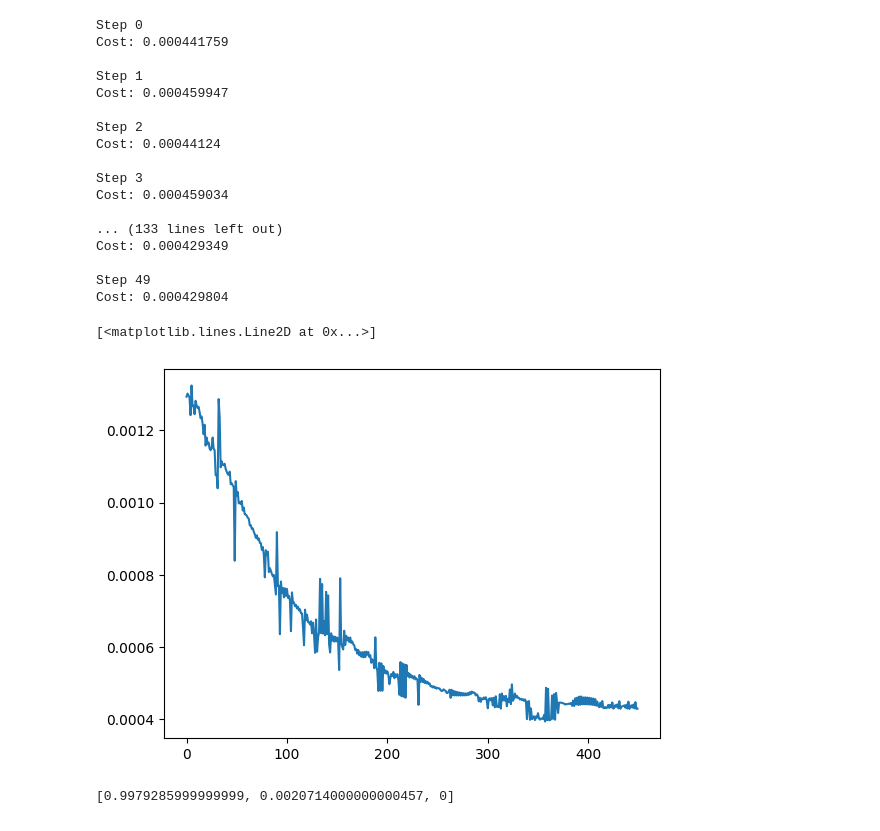
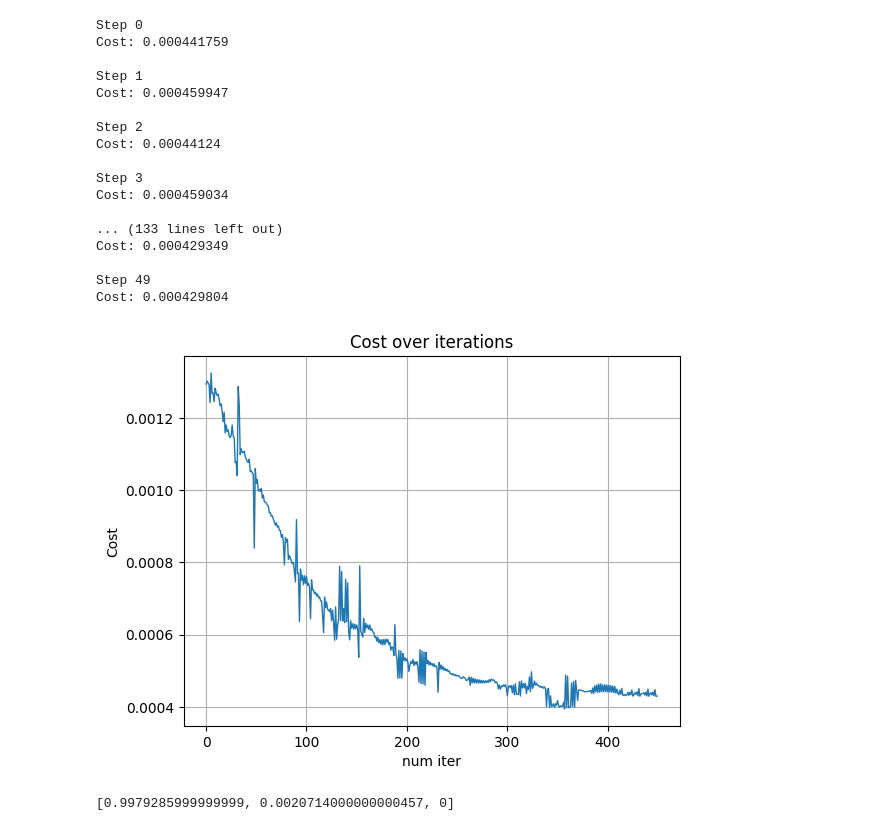
Before and after one commit to seon9cho/COVID-DataAssimilation, a Jupyter notebook: SIR_COVID1.ipynb, the cells around one changed output. Cells and saved outputs as stored; diff of their text form; code cells hidden in the pictures.

Commit message:
added cost_graph.png

```diff
--- a/SIR_COVID1.ipynb
+++ b/SIR_COVID1.ipynb
@@ -362,11 +366,15 @@ Cost: 0.000429349
 
 Step 49
 Cost: 0.000429804
-# %%
-plt.plot(cost_hist)
-# %% [output]
-[<matplotlib.lines.Line2D at 0x...>]
-[figure, removed]
+# %%
+plt.plot(cost_hist, linewidth=1)
+plt.xlabel("num iter")
+plt.ylabel("Cost")
+plt.title("Cost over iterations")
+plt.grid()
+plt.savefig("graphics/cost_graph.png")
+# %% [output]
+[figure, added]
 # %%
 u0
 # %% [output]
```
Also changed, not shown: parts of 2 cells of this notebook, 2 other files.
